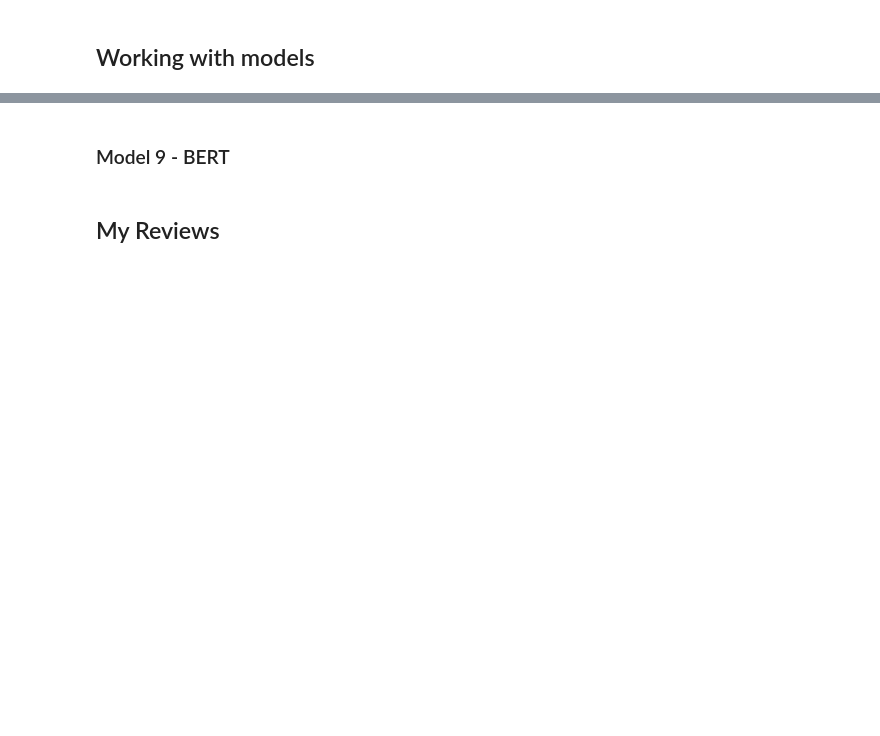
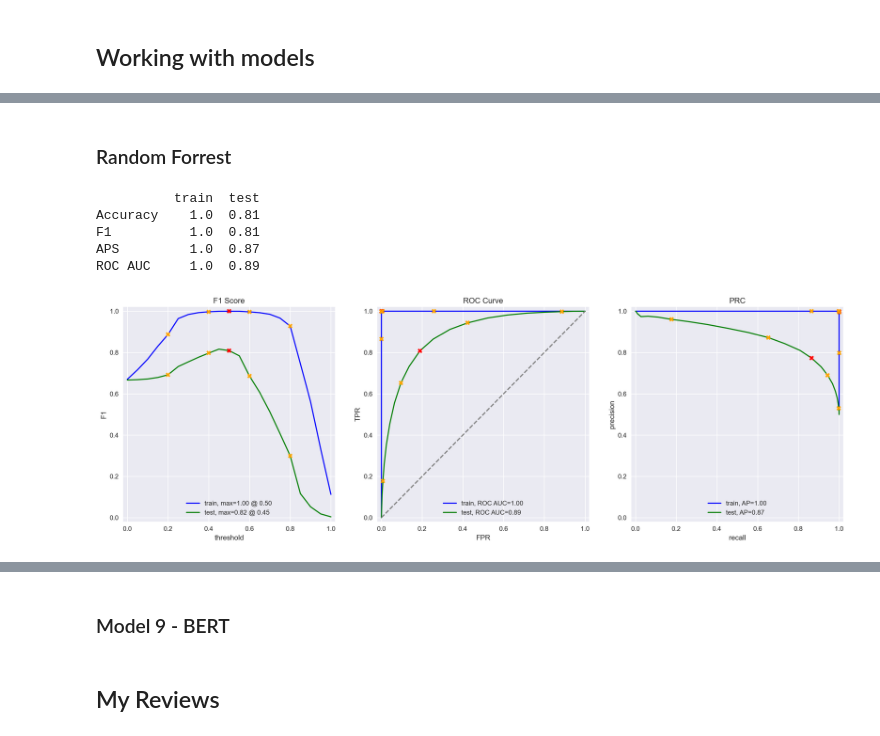
Before and after one commit to IMMontoya/sentiment_analysis_with_natural_language_processing, a Jupyter notebook: nlp_analysis_movie_reviews.ipynb, the cells around one changed output, grey strips where cells are left out. Cells and saved outputs as stored; diff of their text form; code cells hidden in the pictures; blank space fills up the shorter version.

```diff
--- a/nlp_analysis_movie_reviews.ipynb
+++ b/nlp_analysis_movie_reviews.ipynb
@@ -609,0 +670,18 @@ from lightgbm import LGBMClassifier
+# %% [markdown]
+### Random Forrest
+# %%
+# Define the model
+model = RandomForestClassifier(n_estimators=25, random_state=12345)
+
+# Fit the model
+model.fit(X_train, train_target)
+
+# Evaluate the model
+rf_results = (model, evaluate_model(model, X_train, train_target, X_test, test_target))
+# %% [output]
+          train  test
+Accuracy    1.0  0.81
+F1          1.0  0.81
+APS         1.0  0.87
+ROC AUC     1.0  0.89
+[figure, added]
```
Also changed, not shown: parts of 27 cells of this notebook.
